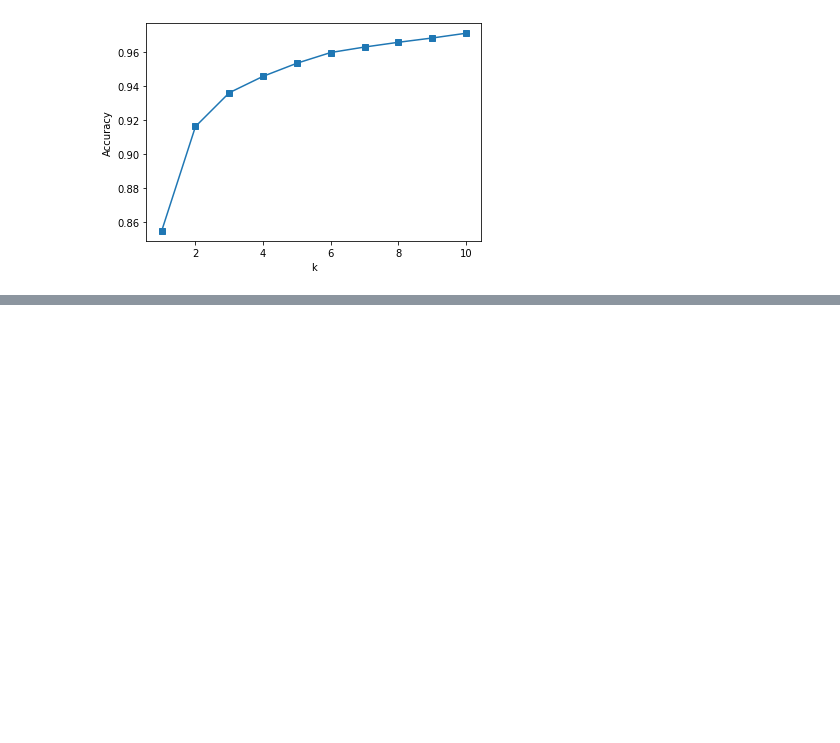
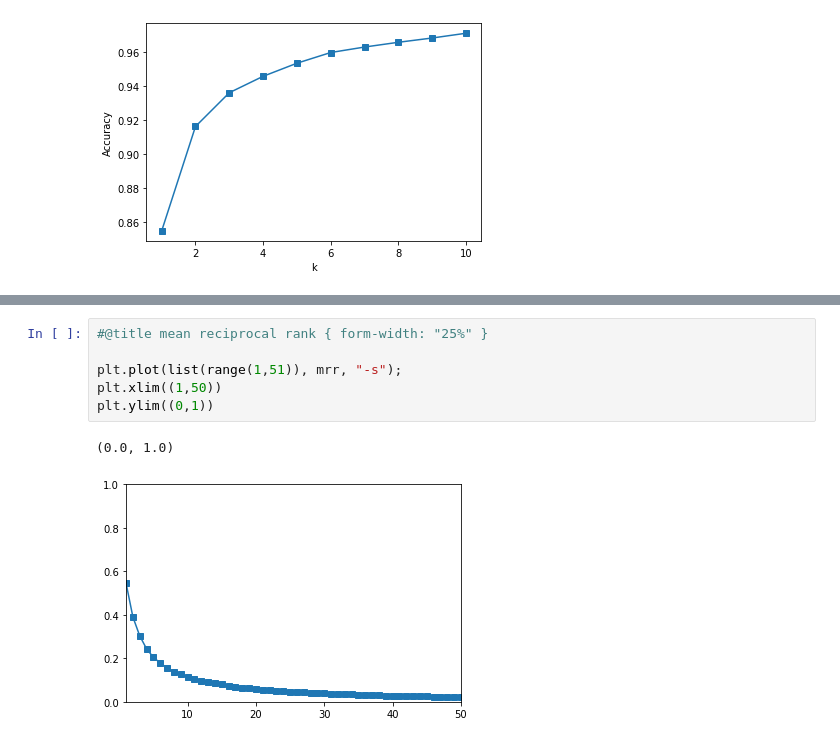
Before and after one commit to the-SQuAD-squad/IR, a Jupyter notebook: IR.ipynb, the cells around one changed output, grey strips where cells are left out. Cells and saved outputs as stored; diff of their text form; blank space fills up the shorter version.

```diff
--- a/IR.ipynb
+++ b/IR.ipynb
@@ -540,0 +299,9 @@ BERT answer:
+# %%
+#@title mean reciprocal rank { form-width: "25%" }
+
+plt.plot(list(range(1,51)), mrr, "-s");
+plt.xlim((1,50))
+plt.ylim((0,1))
+# %% [output]
+(0.0, 1.0)
+[figure, added]
```
Also changed, not shown: parts of 12 cells of this notebook.
